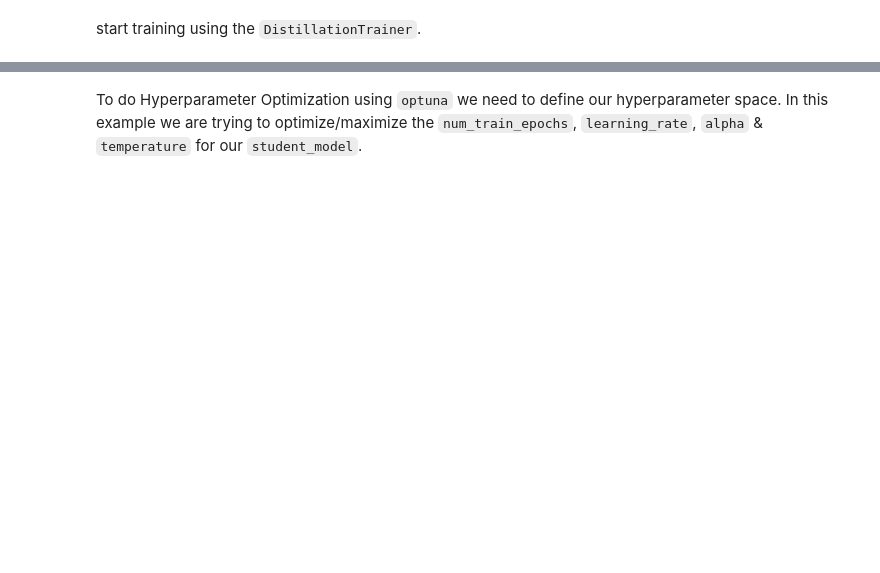
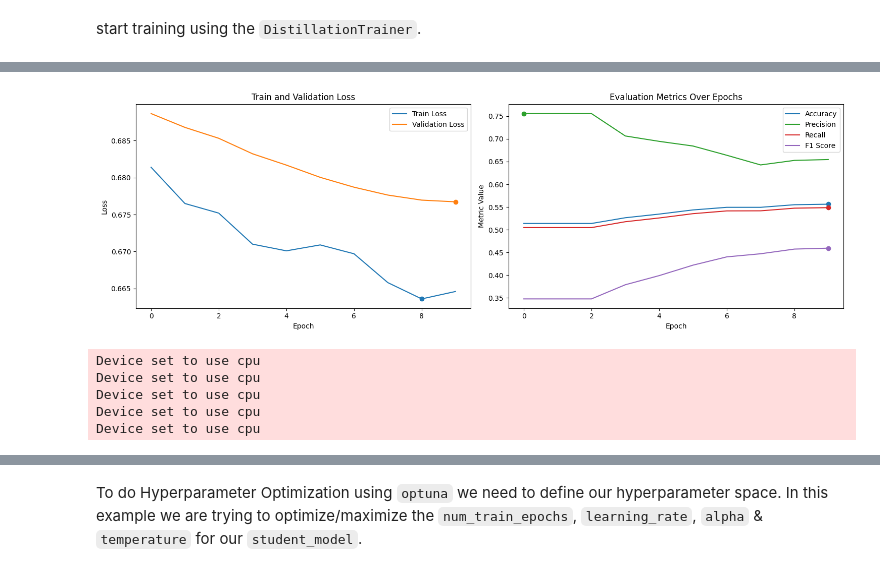
Before and after one commit to ChrisKnaden/transformer-pruning-distilliation, a Jupyter notebook: pruning_distillation_pipeline.ipynb, the cells around one changed output, grey strips where cells are left out. Saved outputs shown, nothing was run; the diff lists cells and outputs as text; code cells hidden in the pictures; blank space fills up the shorter version.

```diff
--- a/pruning_distillation_pipeline.ipynb
+++ b/pruning_distillation_pipeline.ipynb
@@ -369,6 +385,6 @@ VBox(children=(HTML(value='<center> <img\nsrc=https://huggingface.co/front/asset
 # %%
-student_id = "google/bert_uncased_L-2_H-128_A-2"
-teacher_id = main_model # We use the same model as in the begining
+tiny_bert_id = "google/bert_uncased_L-2_H-128_A-2"
+teacher_id = main_model # We use the same model as in the beginingx
 
 # name for our repository on the hub
 repo_name = "tiny-bert-sst2-distilled_combined"
@@ -552,0 +570,18 @@ The parameter `alpha` & `temparature` in the `DistillationTrainer` can also be u
+# %%
+# train tiny_bert model with distillation
+all_metrics = []
+
+tiny_bert_model = load_external_model(tiny_bert_id)
+
+distilliation_trainer_tiny_bert = DistillationTrainer(
+    tiny_bert_model,
+    training_args,
+    teacher_model=teacher_model,
+    train_dataset=tokenized_datasets["train"].select(range(1000)),
+    eval_dataset=tokenized_datasets["validation"],
+    data_collator=data_collator,
+    tokenizer=tokenizer,
+    compute_metrics=compute_metrics,
+    accelerator=accelerator,
+    callbacks=[early_stopping]
+)
@@ -552,0 +591,4 @@ The parameter `alpha` & `temparature` in the `DistillationTrainer` can also be u
+# %%
+distilliation_trainer_tiny_bert.train()
+
+all_metrics_tiny_bert_distilled = all_metrics
@@ -552,0 +608,4 @@ The parameter `alpha` & `temparature` in the `DistillationTrainer` can also be u
+# %%
+plot_train_eval_metrics(distilliation_trainer_tiny_bert, all_metrics_tiny_bert_distilled)
+# %% [output]
+[figure, added]
@@ -552,0 +639,27 @@ The parameter `alpha` & `temparature` in the `DistillationTrainer` can also be u
+# %%
+val_data = load_dataset("glue","sst2", split="validation")
+
+# Run all models on cpu for comparability
+pruned_model_trained = pruned_model_trained.to("cpu")
+pruned_distilled_model_trained = pruned_distilled_model_trained.to("cpu")
+tiny_bert_model = tiny_bert_model.to("cpu")
+tiny_bert_distilled_model = tiny_bert_distilled_model.to("cpu")
+teacher_model = teacher_model.to("cpu")
+
+pruned_model_eval = evaluate_model(pruned_model_trained, tokenizer, val_data)
+pruned_distilled_model_eval = evaluate_model(pruned_distilled_model_trained, tokenizer, val_data)
+
+tiny_bert_model.config.id2label = {0: 'negative', 1: 'positive'}
+tiny_bert_model.config.label2id = {'negative': 0, 'positive': 1}
+tiny_bert_model_eval = evaluate_model(tiny_bert_model, tokenizer, val_data)
+tiny_bert_distilled_model_eval = evaluate_model(tiny_bert_distilled_model, tokenizer, val_data)
+
+teacher_model.config.id2label = {0: 'negative', 1: 'positive'}
+teacher_model.config.label2id = {'negative': 0, 'positive': 1}
+teacher_model_eval = evaluate_model(teacher_model, tokenizer, val_data)
+# %% [output]
+Device set to use cpu
+Device set to use cpu
+Device set to use cpu
+Device set to use cpu
+Device set to use cpu
```
Also changed, not shown: parts of 49 cells of this notebook.
